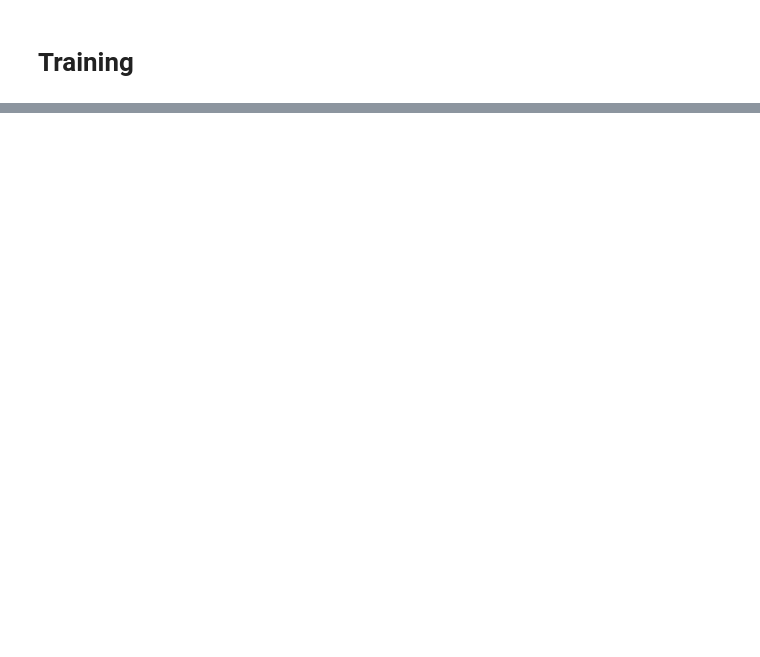
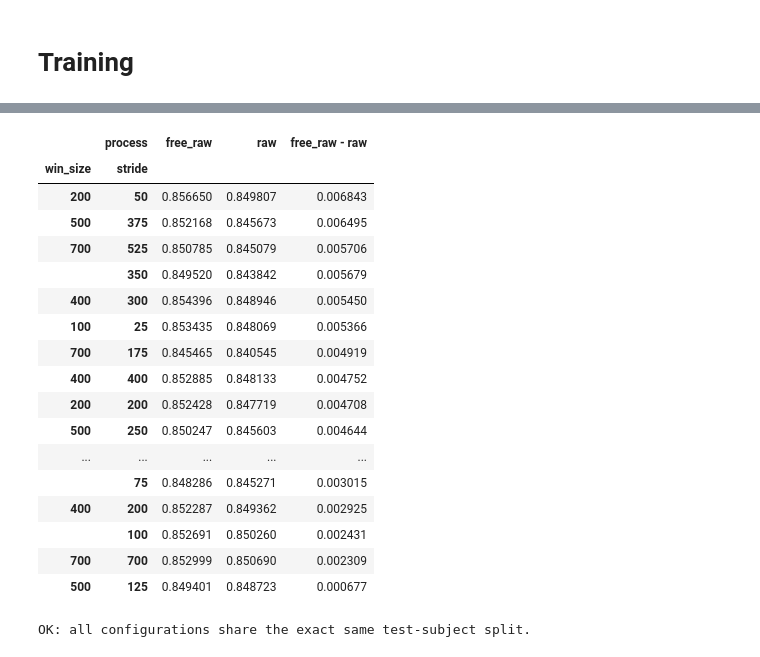
Before and after one commit to EnekoIsturitzSesma/GAIT-Analysis, a Jupyter notebook: notebooks/GAIT_cnnbilstm.ipynb, the cells around one changed output, grey strips where cells are left out. Saved outputs shown, nothing was run; the diff lists cells and outputs as text; code cells hidden in the pictures; blank space fills up the shorter version.

```diff
--- a/notebooks/GAIT_cnnbilstm.ipynb
+++ b/notebooks/GAIT_cnnbilstm.ipynb
@@ -228,0 +243,46 @@ This suggests that the model is capable of detecting the presence of a step but
+# %%
+pivot = results_df.pivot_table(index=["win_size", "stride"], columns="process", values="val_f1")
+pivot["free_raw - raw"] = pivot["free_raw"] - pivot["raw"]
+pivot.sort_values("free_raw - raw", ascending=False)
+# %% [output]
+|  | process | free_raw | raw | free_raw - raw |
+| win_size | stride |  |  |  |
+| 200 | 50 | 0.856650 | 0.849807 | 0.006843 |
+| 500 | 375 | 0.852168 | 0.845673 | 0.006495 |
+| 700 | 525 | 0.850785 | 0.845079 | 0.005706 |
+|  | 350 | 0.849520 | 0.843842 | 0.005679 |
+| 400 | 300 | 0.854396 | 0.848946 | 0.005450 |
+| 100 | 25 | 0.853435 | 0.848069 | 0.005366 |
+| 700 | 175 | 0.845465 | 0.840545 | 0.004919 |
+| 400 | 400 | 0.852885 | 0.848133 | 0.004752 |
+| 200 | 200 | 0.852428 | 0.847719 | 0.004708 |
+| 500 | 250 | 0.850247 | 0.845603 | 0.004644 |
+| ... | ... | ... | ... | ... |
+|  | 75 | 0.848286 | 0.845271 | 0.003015 |
+| 400 | 200 | 0.852287 | 0.849362 | 0.002925 |
+|  | 100 | 0.852691 | 0.850260 | 0.002431 |
+| 700 | 700 | 0.852999 | 0.850690 | 0.002309 |
+| 500 | 125 | 0.849401 | 0.848723 | 0.000677 |
+# %%
+subject_sets = {}
+for r in results:
+    ckpt_file = os.path.join(r["checkpoint"], "model.pt")
+    if not os.path.exists(ckpt_file):
+        continue
+    import torch
+    ckpt = torch.load(ckpt_file, map_location='cpu', weights_only=False)
+    subject_sets[(r["win_size"], r["stride"], r["process"])] = set(ckpt["test_subjects"])
+
+reference_key, reference_set = next(iter(subject_sets.items()))
+mismatches = {k: v for k, v in subject_sets.items() if v != reference_set}
+
+if mismatches:
+    print(f"WARNING: {len(mismatches)} configuration(s) have a different test-subject split than {reference_key}.")
+    print("This means n_subjects differs across configs (likely due to short trials being dropped")
+    print("at larger window_size), so val_f1/test_f1 are not perfectly comparable across all rows.")
+    for k in list(mismatches.keys())[:10]:
+        print("  -", k)
+else:
+    print("OK: all configurations share the exact same test-subject split.")
+# %% [output]
+OK: all configurations share the exact same test-subject split.
```
Also changed, not shown: parts of 29 cells of this notebook, 2 other files.
